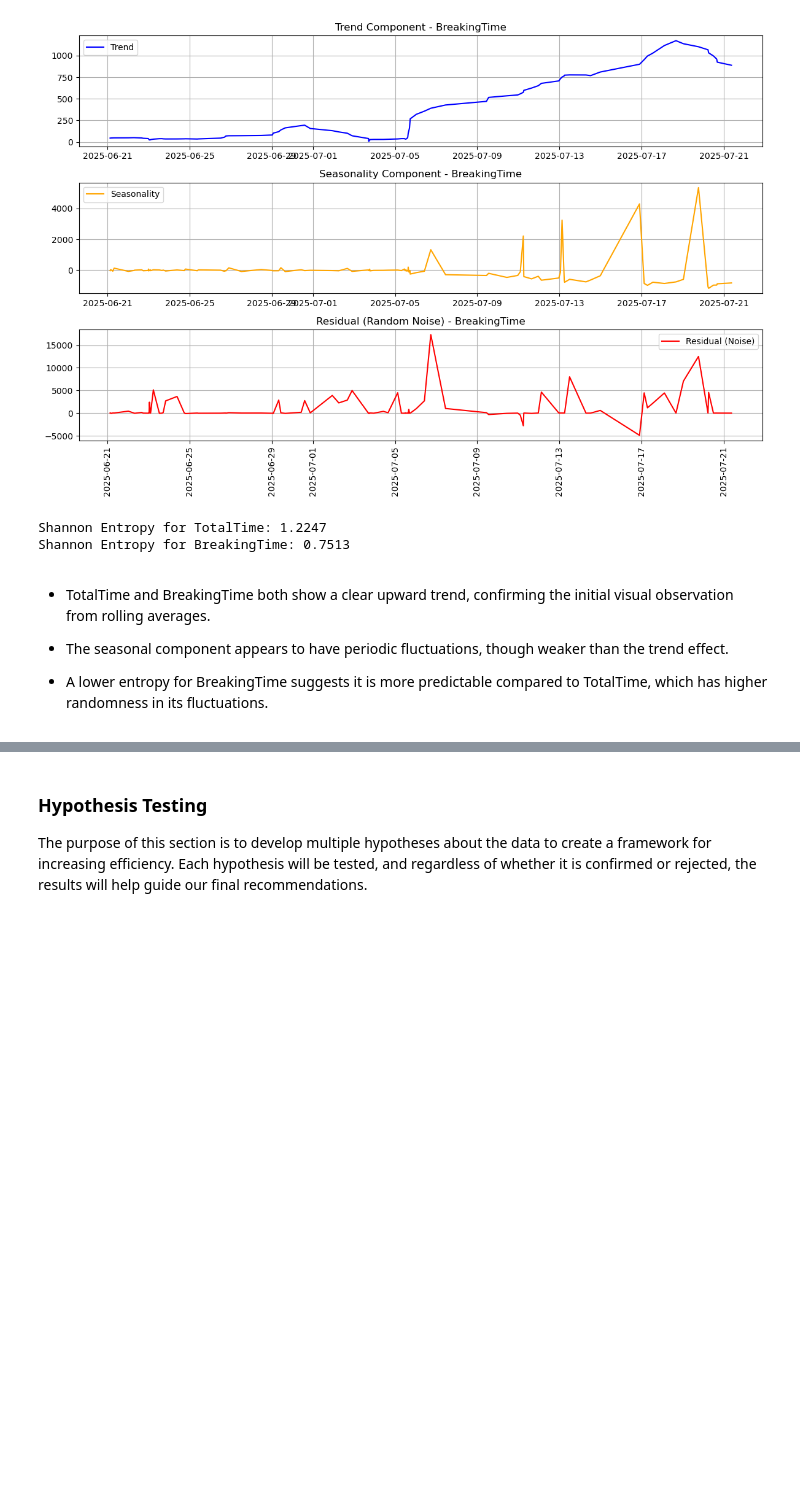
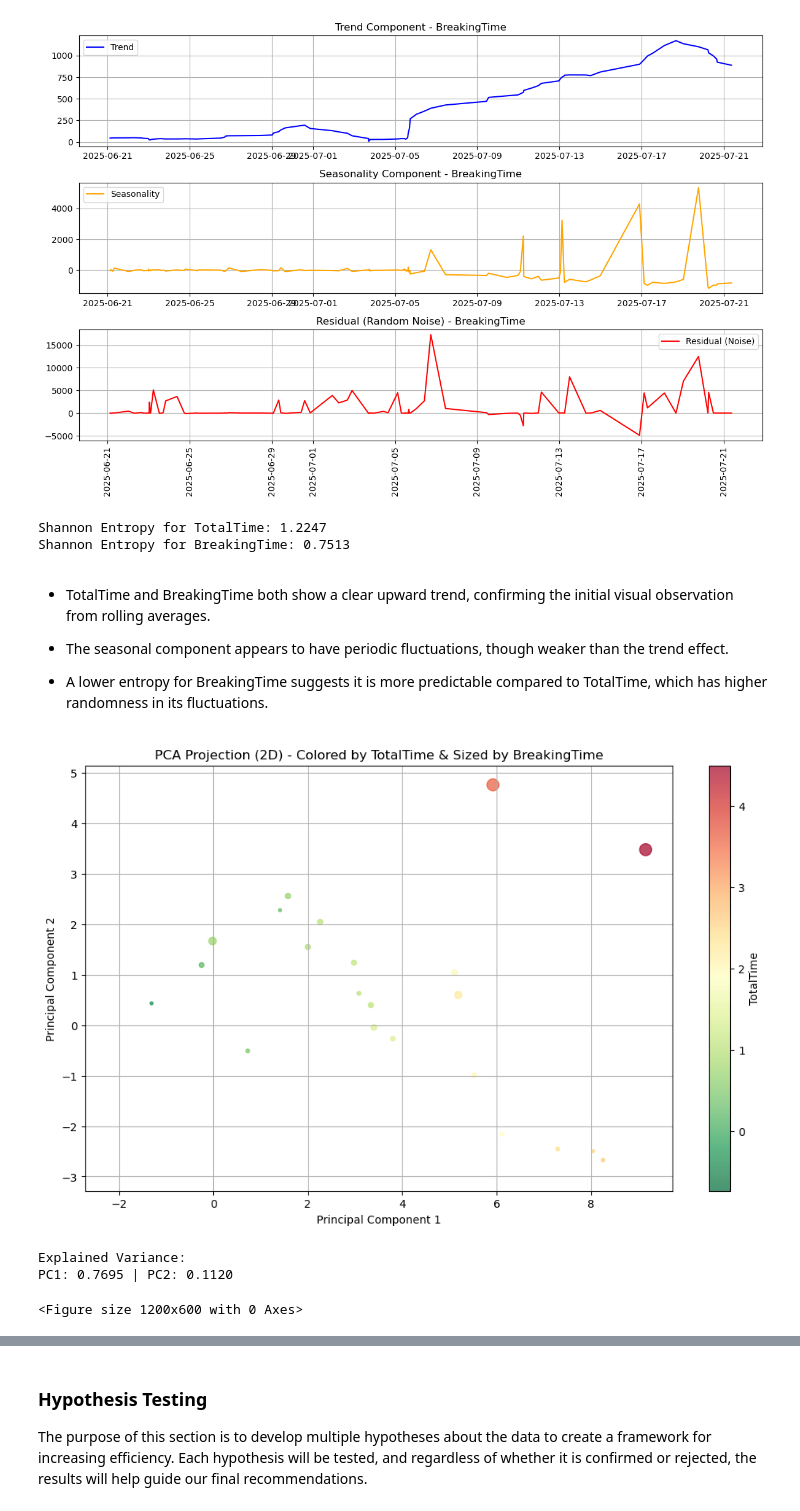
Before and after one commit to Scientialibera/ds4m_2, a Jupyter notebook: notebooks/orchestration.ipynb, the cells around one changed output, grey strips where cells are left out. Cells and saved outputs as stored; diff of their text form; code cells hidden in the pictures; blank space fills up the shorter version.

```diff
--- a/notebooks/orchestration.ipynb
+++ b/notebooks/orchestration.ipynb
@@ -564,3 +564,83 @@ Shannon Entropy for BreakingTime: 0.7513
 - The seasonal component appears to have periodic fluctuations, though weaker than the trend effect.
 
 - A lower entropy for BreakingTime suggests it is more predictable compared to TotalTime, which has higher randomness in its fluctuations.
+# %%
+# Is it possible to visualize all features in 2 dimensions? We can use PCA to reduce the dimensions and plot the data
+from sklearn.decomposition import PCA
+from sklearn.preprocessing import StandardScaler
+
+# Variables
+pca_n_components = 2  # Reduce to 2D
+pca_cols = ['TotalTime', 'BreakingTime', 'NumberBreaks', 'Process1Time',
+            'Process1Length', 'Process1Starts', 'RapidTime', 'RapidLength', 'RapidStarts']
+
+
+def standardize_data(df, columns):
+    scaler = StandardScaler()
+    df_scaled = df.copy()
+    df_scaled[columns] = scaler.fit_transform(df[columns]) # Standardize Data before PCA since the features are on different scales
+    return df_scaled, scaler
+
+
+def apply_pca(df, columns, n_components=2):
+    pca = PCA(n_components=n_components) # as we have seen with xgboost and linear regression - these modules come with handy pre-built functions
+    principal_components = pca.fit_transform(df[columns])
+
+    df_pca = pd.DataFrame(principal_components, columns=[f'PC{i+1}' for i in range(n_components)]) # loop makes it dynamic for any number of components
+    df_pca['TotalTime'] = df['TotalTime'].values  # for use in coloring the points
+    df_pca['BreakingTime'] = df['BreakingTime'].values # for use in sizing the points
+
+    return df_pca, pca
+
+
+def plot_pca_colored(df_pca, figsize=(12, 7)):
+    plt.figure(figsize=figsize)
+    scatter = plt.scatter(df_pca['PC1'], df_pca['PC2'], c=df_pca['TotalTime'],
+                          cmap='RdYlGn_r', alpha=0.7, s=df_pca['BreakingTime']*20)  # Size is proportional to BreakingTime
+
+    plt.xlabel("Principal Component 1")
+    plt.ylabel("Principal Component 2")
+    plt.title("PCA Projection (2D) - Colored by TotalTime & Sized by BreakingTime")
+
+    cbar = plt.colorbar(scatter) # Hopefully, we get to see some kind of pattern by coloring the points by TotalTime and sizing by BreakingTime
+    cbar.set_label("TotalTime")
+
+    plt.grid(True)
+    plt.show()
+
+
+def plot_pca_feature_importance(pca_model, feature_names, figsize=(12, 6)):
+    components = pd.DataFrame(np.abs(pca_model.components_),
+                              columns=feature_names,
+                              index=[f'PC{i+1}' for i in range(len(pca_model.components_))])
+
+    plt.figure(figsize=figsize)
+    components.T.plot(kind="bar", figsize=figsize, colormap="viridis", edgecolor="black", alpha=0.7)
+
+    plt.xlabel("Features")
+    plt.ylabel("Importance (Absolute Loading)")
+    plt.title("Feature Contributions to Principal Components")
+    plt.xticks(rotation=45)
+    plt.legend(title="Principal Components", loc="best")
+    plt.grid(True)
+    plt.show()
+
+    return components # we'll want to print the pca values per col
+
+
+df_full_plates_scaled, scaler = standardize_data(df_full_plates, pca_cols)
+df_pca, pca_model = apply_pca(df_full_plates_scaled, pca_cols, pca_n_components)
+plot_pca_colored(df_pca)
+
+
+explained_variance = pca_model.explained_variance_ratio_
+print(f"Explained Variance:\nPC1: {explained_variance[0]:.4f} | PC2: {explained_variance[1]:.4f}")
+
+pca_importance = plot_pca_feature_importance(pca_model, pca_cols)
+print("\nFeature Contributions to Principal Components:")
+display(pca_importance)
+# %% [output]
+[figure, added]
+Explained Variance:
+PC1: 0.7695 | PC2: 0.1120
+<Figure size 1200x600 with 0 Axes>
```
Also changed, not shown: parts of 2 cells of this notebook.
